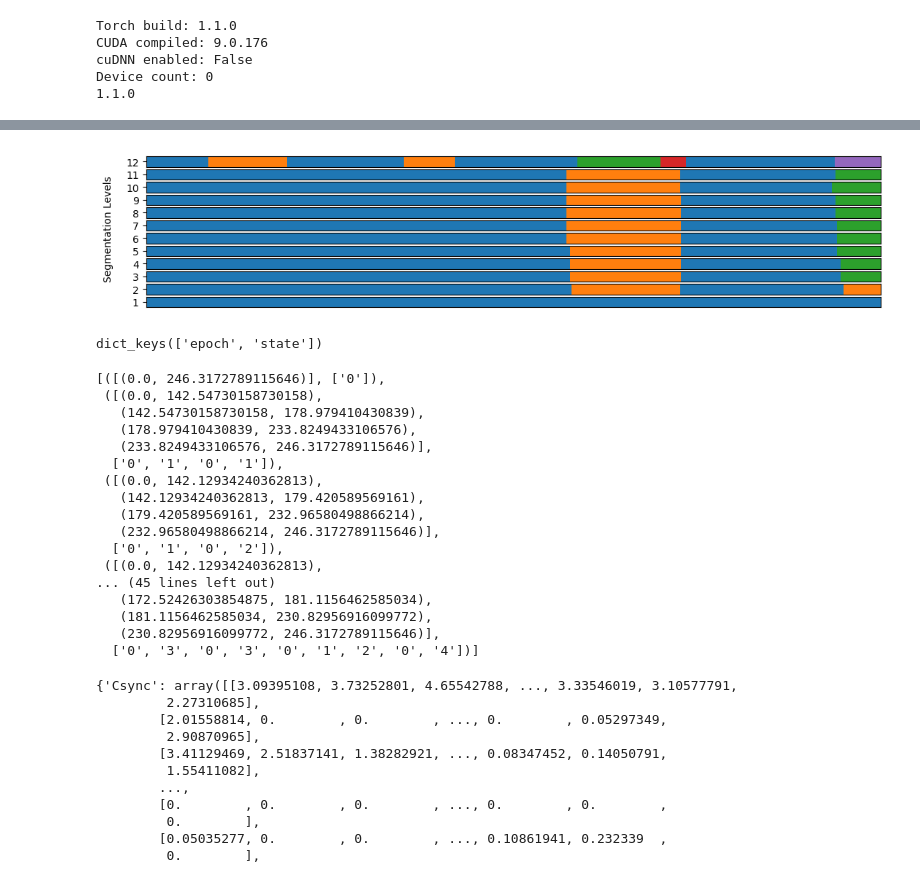
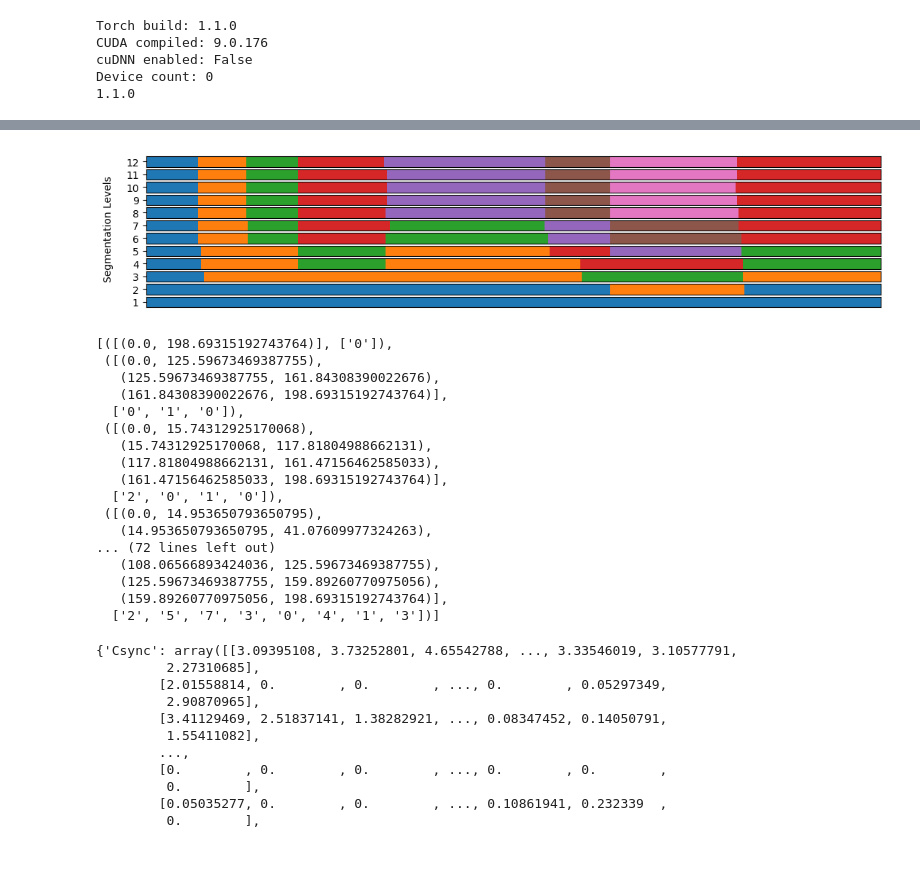
Before and after one commit to Niagui/MusicalDrone, a Jupyter notebook: notebook/segment.ipynb, the cells around one changed output, grey strips where cells are left out. Saved outputs shown, nothing was run; the diff lists cells and outputs as text; code cells hidden in the pictures.

Commit message:
clap test phase

```diff
--- a/notebook/segment.ipynb
+++ b/notebook/segment.ipynb
@@ -67,46 +48,40 @@ To enable them in other operations, rebuild TensorFlow with the appropriate comp
 # %%
 
-audiofile = "../audio/otsukareSummer.mp3"
+audiofile = "../audio/testSong.mp3"
 segmentations, features = musicsections.segment_file(
     audiofile,
     deepsim_model=model_deepsim,
     fewshot_model=model_fewshot,
     min_duration=8,
     mu=0.5,
     gamma=0.5,
     beats_alg="librosa",
     beats_file=None)
 
 musicsections.plot_segmentation(segmentations)
 # %% [output]
-[figure, old version]
+[figure, new version]
-# %%
-import torch
-model = torch.load("musicseg_deepemb/models/fewshot/best_model.tar", map_location="cpu")
-print(model.keys())
-# %% [output]
-dict_keys(['epoch', 'state'])
 # %%
-utils.save_as_json('otsukaresama_seg', segmentations)
+utils.save_as_json('segmentation', segmentations)
 segmentations
 # %% [output]
-[([(0.0, 246.3172789115646)], ['0']),
- ([(0.0, 142.54730158730158),
-   (142.54730158730158, 178.979410430839),
-   (178.979410430839, 233.8249433106576),
-   (233.8249433106576, 246.3172789115646)],
-  ['0', '1', '0', '1']),
- ([(0.0, 142.12934240362813),
-   (142.12934240362813, 179.420589569161),
-   (179.420589569161, 232.96580498866214),
-   (232.96580498866214, 246.3172789115646)],
-  ['0', '1', '0', '2']),
- ([(0.0, 142.12934240362813),
-... (45 lines left out)
-   (172.52426303854875, 181.1156462585034),
-   (181.1156462585034, 230.82956916099772),
-   (230.82956916099772, 246.3172789115646)],
-  ['0', '3', '0', '3', '0', '1', '2', '0', '4'])]
+[([(0.0, 198.69315192743764)], ['0']),
+ ([(0.0, 125.59673469387755),
+   (125.59673469387755, 161.84308390022676),
+   (161.84308390022676, 198.69315192743764)],
+  ['0', '1', '0']),
+ ([(0.0, 15.74312925170068),
+   (15.74312925170068, 117.81804988662131),
+   (117.81804988662131, 161.47156462585033),
+   (161.47156462585033, 198.69315192743764)],
+  ['2', '0', '1', '0']),
+ ([(0.0, 14.953650793650795),
+   (14.953650793650795, 41.07609977324263),
+... (72 lines left out)
+   (108.06566893424036, 125.59673469387755),
+   (125.59673469387755, 159.89260770975056),
+   (159.89260770975056, 198.69315192743764)],
+  ['2', '5', '7', '3', '0', '4', '1', '3'])]
 # %%
 features
 # %% [output]
```
Also changed, not shown: parts of 8 cells of this notebook, 6 other files.
